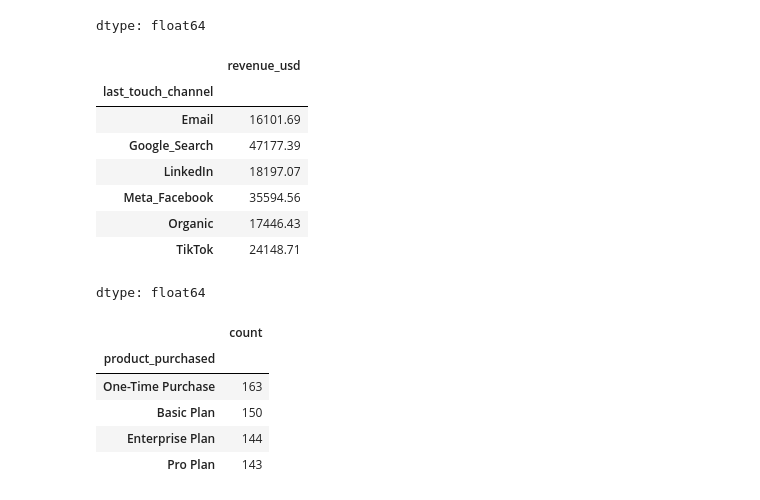
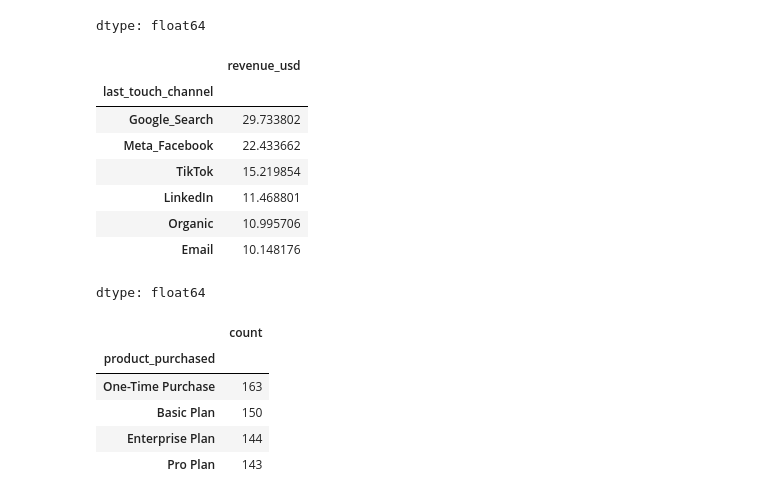
Before and after one commit to banerjee109/Infotact-Data-Team-2, a Jupyter notebook: Assignmenet_1_Roughbook.ipynb, the cells around one changed output. Drawn from its saved outputs; the diff is of its cells as text; code cells hidden in the pictures.

Commit message:
Using last touch attribution of all channels,calculated it's contribution to total revenue in percentage terms.

```diff
--- a/Assignmenet_1_Roughbook.ipynb
+++ b/Assignmenet_1_Roughbook.ipynb
@@ -468,35 +468,37 @@ dtype: float64
 # %%
 import pandas as pd
 crm_df = pd.read_csv("crm_conversion_data.csv")
 crm_df.head()
 crm_df[(crm_df["country"]=="Australia")]["revenue_usd"].sum()
 crm_df["customer_id"].nunique()
 crm_df.columns
 crm_df.groupby("country")["revenue_usd"].sum().sort_values(ascending=False)
 crm_df.head()
 ##crm_df["last_touch_campaign"].nunique()
 ##1 Revenue Distribution by Last Touch Channel: Analyze which marketing channels are most effective in driving conversions and revenue.
 crm_df.groupby("last_touch_channel")["revenue_usd"].sum().sort_values(ascending=False)
 crm_df.tail(2)
 crm_df["product_purchased"].value_counts()
 crm_df["product_purchased"].nunique()
 crm_df["revenue_usd"].sum()
 crm_df["conversion_date"].nunique()
 avg_rev_per_day=crm_df["revenue_usd"].sum()/crm_df["conversion_date"].nunique()
 crm_df.tail(2)
 crm_df.sort_values(["customer_id","conversion_date"])
 last_touch_attribution= crm_df.groupby("customer_id").last()
 last_touch_attribution.tail(2)
-last_touch_attribution.groupby("last_touch_channel")["revenue_usd"].sum()
+revenue_from_last_touch_attribution= last_touch_attribution.groupby("last_touch_channel")["revenue_usd"].sum().sort_values(ascending=False)
+contribution_percentage_to_total_revenue =(revenue_from_last_touch_attribution/crm_df["revenue_usd"].sum())*100
+contribution_percentage_to_total_revenue
 # %% [output]
 |  | revenue_usd |
 | last_touch_channel |  |
-| Email | 16101.69 |
-| Google_Search | 47177.39 |
-| LinkedIn | 18197.07 |
-| Meta_Facebook | 35594.56 |
-| Organic | 17446.43 |
-| TikTok | 24148.71 |
+| Google_Search | 29.733802 |
+| Meta_Facebook | 22.433662 |
+| TikTok | 15.219854 |
+| LinkedIn | 11.468801 |
+| Organic | 10.995706 |
+| Email | 10.148176 |
 dtype: float64
 # %%
 lastproduct_frequency = crm_df['product_purchased'].value_counts()
```
